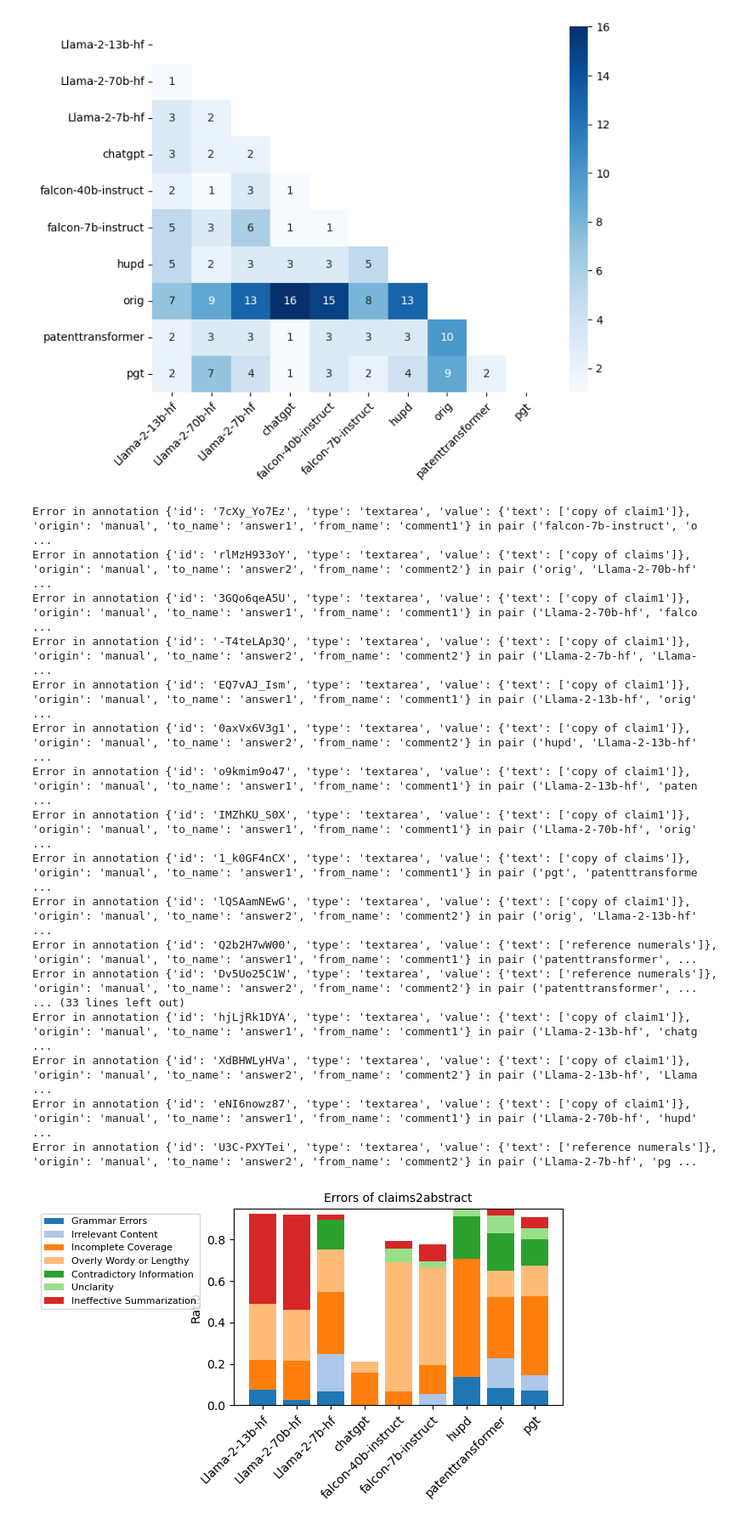
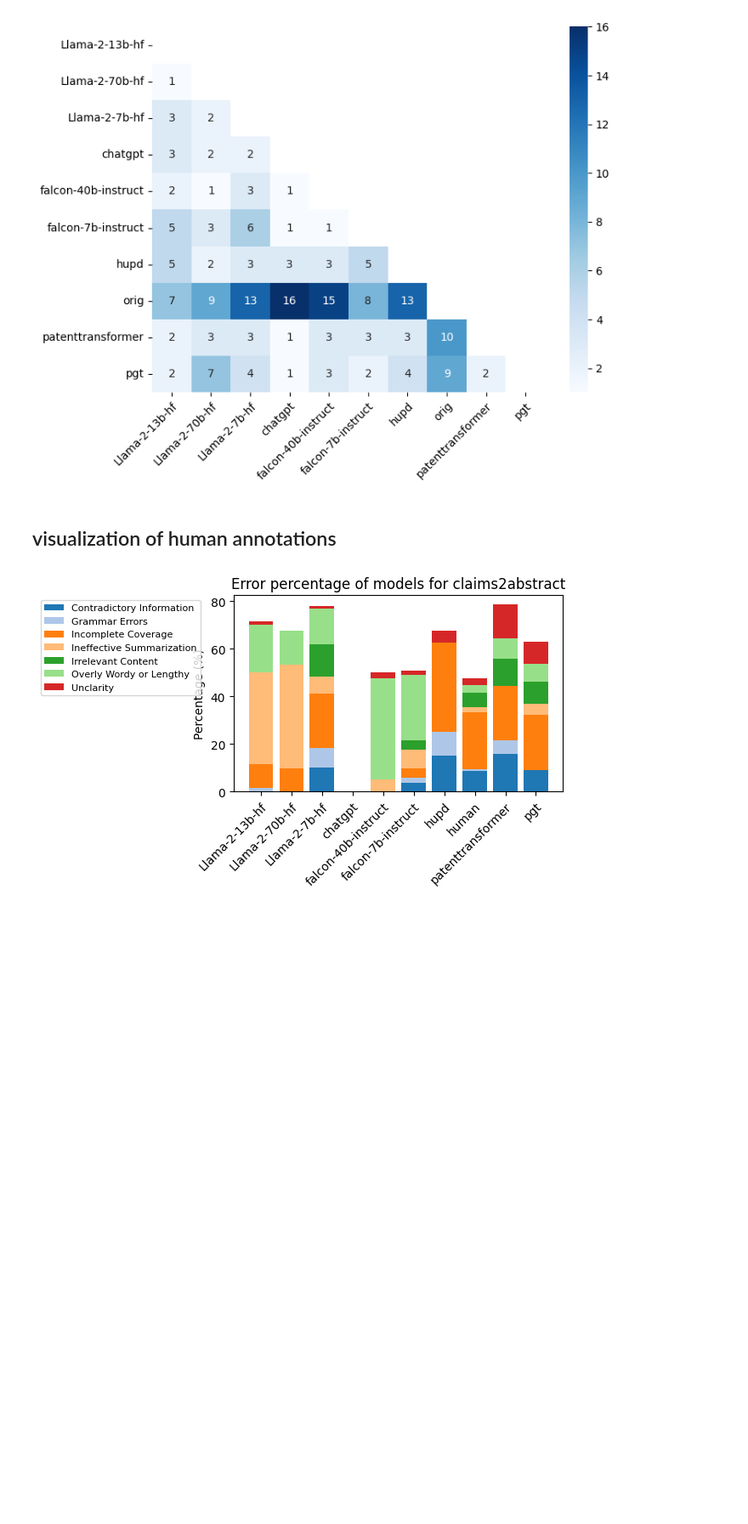
Before and after one commit to ZoeYou/PatentEval, a Jupyter notebook: human_eval/analysis_c2a.ipynb, the cells around one changed output. Shown at 85% size. Saved outputs shown, nothing was run; the diff lists cells and outputs as text; code cells hidden in the pictures; blank space fills up the shorter version.

```diff
--- a/human_eval/analysis_c2a.ipynb
+++ b/human_eval/analysis_c2a.ipynb
@@ -92,0 +58,2 @@ with open('./annotations/version3_c2a.txt', 'w') as f:
+# %% [markdown]
+## visualization of human annotations
@@ -93,31 +86,28 @@ with open('./annotations/version3_c2a.txt', 'w') as f:
 # %%
 from collections import defaultdict
 
-default_errors = ["Grammar Errors", "Irrelevant Content", "Incomplete Coverage", "Overly Wordy or Lengthy", "Contradictory Information", "Unclarity", "Other", "Correct"]
-default_errors = {error: 0 for error in default_errors}
+# get all error types from annotations, and initialize the frequency of each error to 0
+default_errors = []
+for annotation in annotations:
+    for error in annotation["errors"]["dimension1"] + annotation["errors"]["dimension2"]:
+        default_errors.append(error)
+default_errors = sorted(set(default_errors)) + ["Correct"]
+default_errors = {error.split("(")[0].strip(): 0 for error in default_errors}
 
 # calculate the frequency of each error from previous defined errors
 errors = defaultdict(lambda: default_errors.copy())
 
-for (model1, model2), annotation in zip(meta_pairs_annotated, annotations):
-    model_correct, model2_correct = True, True
+for (model1, model2), annot in zip(model_pairs_annotated, annotations):
+    model1_correct, model2_correct = True, True
 
-    for annot in annotation:
-        if annot["type"] == "pairwise":
-            if annot["value"]["selected"] == "left": to_model = model1
-            elif annot["value"]["selected"] == "right": to_model = model2
-        elif annot["type"] == "choices":
-            to_model = annot["to_name"]
-            if annot["to_name"] == "answer1":
-                to_model = model1
-                model1_correct = False
-            elif annot["to_name"] == "answer2":
-                to_model = model2
-                model2_correct = False
-            for choice in annot["value"]["choices"]:
-                errors[to_model][choice.split("(")[0].strip()] += 1
-        else:
-            print("Error in annotation", annot, "in pair", (model1, model2))
+    for error in annot["errors"]["dimension1"]:
+        errors[model1][error.split("(")[0].strip()] += 1
+        model_correct = False
+    for error in annot["errors"]["dimension2"]:
+        errors[model2][error.split("(")[0].strip()] += 1
+        model2_correct = False
+
+    # if both models are correct, add 1 to correct error
     if model1_correct:
         errors[model1]["Correct"] += 1
     if model2_correct:
@@ -126,16 +116,15 @@ for (model1, model2), annotation in zip(meta_pairs_annotated, annotations):
 
 # sort the errors by model name, normalize the frequency of errors by sum of error frequency of each model
 errors = sorted(errors.items(), key=lambda x: x[0])
-errors = [(model, {error: freq / sum(error_freq.values()) for error, freq in error_freq.items()}) for model, error_freq in errors if model != "orig"]
+errors = [(model, {error: freq / sum(error_freq.values()) for error, freq in error_freq.items()}) for model, error_freq in errors]# if model != "orig"]
 
-# change "Other" to "Ineffective Summarization"
-for i, (model, error_freq) in enumerate(errors):
-    if "Other" in error_freq:
-        errors[i][1]["Ineffective Summarization"] = error_freq["Other"]
-        errors[i][1].pop("Other")
+# change "orig" to "human"
+errors = [(model.replace("orig", "human"), error_freq) for model, error_freq in errors]
 
+# # reorder model names by the frequency of correct
+# errors = sorted(errors, key=lambda x: x[1]["Correct"], reverse=True)
 ############################################################################################################
-# draw barchart of error ratio, remove "Correct" error
+# draw barchart of error ratio, remove "Correct" from error dictionary
 import matplotlib.pyplot as plt
 import numpy as np
 
@@ -145,50 +134,36 @@ tableau20 = [
     "#98df8a", "#d62728", "#ff9896", "#9467bd", "#c5b0d5",
     "#8c564b", "#c49c94", "#e377c2", "#f7b6d2", "#7f7f7f",
     "#c7c7c7", "#bcbd22", "#dbdb8d", "#17becf", "#9edae5"
 ]
 
 # Fix size of the plot
 plt.figure(figsize=(5, 3))
 
 model_names, error_freqs = zip(*errors)
 error_names = list(error_freqs[0].keys())
 
 # Remove 'Correct' from error names for plotting
 if 'Correct' in error_names:
     error_names.remove('Correct')
 
 error_freqs = [[error_freq.get(error, 0) for error in error_names] for error_freq in error_freqs]
 error_freqs = np.array(error_freqs)
+# convert to percentage
+error_freqs *= 100
+
 
 bottom = np.zeros(len(model_names))
 for i, error_name in enumerate(error_names):
     color = tableau20[i % len(tableau20)]  # Cycle through Tableau 20 colors
     plt.bar(model_names, error_freqs[:, i], bottom=bottom, label=error_name, color=color)
     bottom += error_freqs[:, i]
 
 plt.xticks(rotation=45, ha="right", rotation_mode='anchor')
-plt.ylabel("Ratio")
-plt.title("Errors of claims2abstract", fontsize=10)
+plt.ylabel("Percentage (%)")
+plt.title("Error percentage of models for claims2abstract")
 
 # put legend outside of the plot on the upper left
 plt.legend(bbox_to_anchor=(-0.6, 1), loc='upper left', ncol=1, fontsize=8)
 plt.savefig('./figures/c2a_error_ratio', dpi=300)
 # %% [output]
-Error in annotation {'id': '7cXy_Yo7Ez', 'type': 'textarea', 'value': {'text': ['copy of claim1']}, 'origin': 'manual', 'to_name': 'answer1', 'from_name': 'comment1'} in pair ('falcon-7b-instruct', 'o ...
-Error in annotation {'id': 'rlMzH933oY', 'type': 'textarea', 'value': {'text': ['copy of claims']}, 'origin': 'manual', 'to_name': 'answer2', 'from_name': 'comment2'} in pair ('orig', 'Llama-2-70b-hf' ...
-Error in annotation {'id': '3GQo6qeA5U', 'type': 'textarea', 'value': {'text': ['copy of claim1']}, 'origin': 'manual', 'to_name': 'answer1', 'from_name': 'comment1'} in pair ('Llama-2-70b-hf', 'falco ...
-Error in annotation {'id': '-T4teLAp3Q', 'type': 'textarea', 'value': {'text': ['copy of claim1']}, 'origin': 'manual', 'to_name': 'answer2', 'from_name': 'comment2'} in pair ('Llama-2-7b-hf', 'Llama- ...
-Error in annotation {'id': 'EQ7vAJ_Ism', 'type': 'textarea', 'value': {'text': ['copy of claim1']}, 'origin': 'manual', 'to_name': 'answer1', 'from_name': 'comment1'} in pair ('Llama-2-13b-hf', 'orig' ...
-Error in annotation {'id': '0axVx6V3g1', 'type': 'textarea', 'value': {'text': ['copy of claim1']}, 'origin': 'manual', 'to_name': 'answer2', 'from_name': 'comment2'} in pair ('hupd', 'Llama-2-13b-hf' ...
-Error in annotation {'id': 'o9kmim9o47', 'type': 'textarea', 'value': {'text': ['copy of claim1']}, 'origin': 'manual', 'to_name': 'answer1', 'from_name': 'comment1'} in pair ('Llama-2-13b-hf', 'paten ...
-Error in annotation {'id': 'IMZhKU_S0X', 'type': 'textarea', 'value': {'text': ['copy of claim1']}, 'origin': 'manual', 'to_name': 'answer1', 'from_name': 'comment1'} in pair ('Llama-2-70b-hf', 'orig' ...
-Error in annotation {'id': '1_k0GF4nCX', 'type': 'textarea', 'value': {'text': ['copy of claims']}, 'origin': 'manual', 'to_name': 'answer1', 'from_name': 'comment1'} in pair ('pgt', 'patenttransforme ...
-Error in annotation {'id': 'lQSAamNEwG', 'type': 'textarea', 'value': {'text': ['copy of claim1']}, 'origin': 'manual', 'to_name': 'answer2', 'from_name': 'comment2'} in pair ('orig', 'Llama-2-13b-hf' ...
-Error in annotation {'id': 'Q2b2H7wW00', 'type': 'textarea', 'value': {'text': ['reference numerals']}, 'origin': 'manual', 'to_name': 'answer1', 'from_name': 'comment1'} in pair ('patenttransformer', ...
-Error in annotation {'id': 'Dv5Uo25C1W', 'type': 'textarea', 'value': {'text': ['reference numerals']}, 'origin': 'manual', 'to_name': 'answer2', 'from_name': 'comment2'} in pair ('patenttransformer', ...
-... (33 lines left out)
-Error in annotation {'id': 'hjLjRk1DYA', 'type': 'textarea', 'value': {'text': ['copy of claim1']}, 'origin': 'manual', 'to_name': 'answer1', 'from_name': 'comment1'} in pair ('Llama-2-13b-hf', 'chatg ...
-Error in annotation {'id': 'XdBHWLyHVa', 'type': 'textarea', 'value': {'text': ['copy of claim1']}, 'origin': 'manual', 'to_name': 'answer2', 'from_name': 'comment2'} in pair ('Llama-2-13b-hf', 'Llama ...
-Error in annotation {'id': 'eNI6nowz87', 'type': 'textarea', 'value': {'text': ['copy of claim1']}, 'origin': 'manual', 'to_name': 'answer1', 'from_name': 'comment1'} in pair ('Llama-2-70b-hf', 'hupd' ...
-Error in annotation {'id': 'U3C-PXYTei', 'type': 'textarea', 'value': {'text': ['reference numerals']}, 'origin': 'manual', 'to_name': 'answer2', 'from_name': 'comment2'} in pair ('Llama-2-7b-hf', 'pg ...
-[figure, old version]
+[figure, new version]
```
Also changed, not shown: parts of 6 cells of this notebook, 7 other files.
